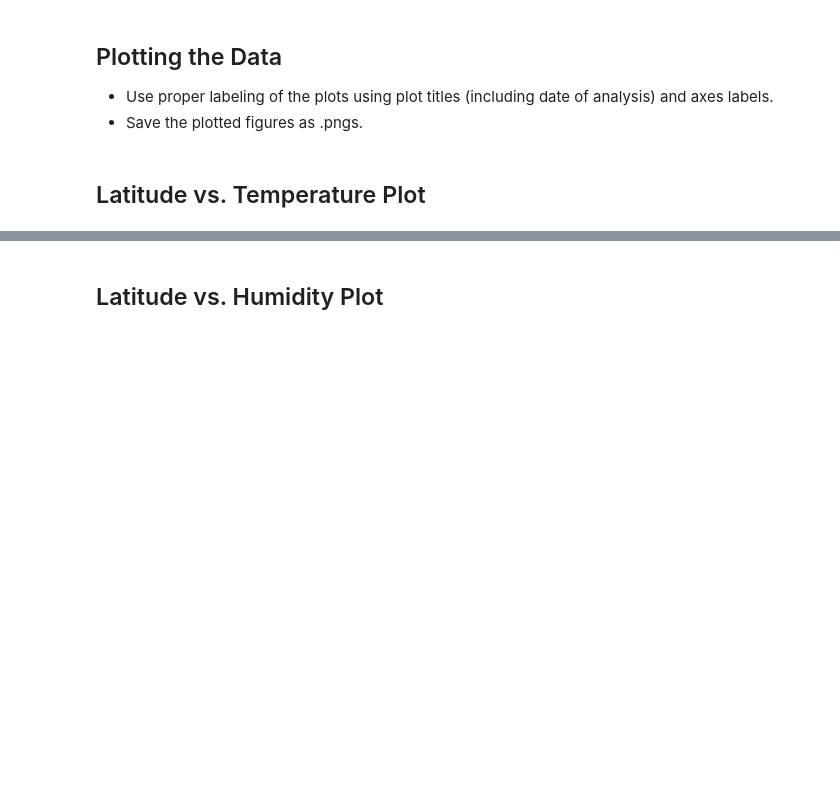
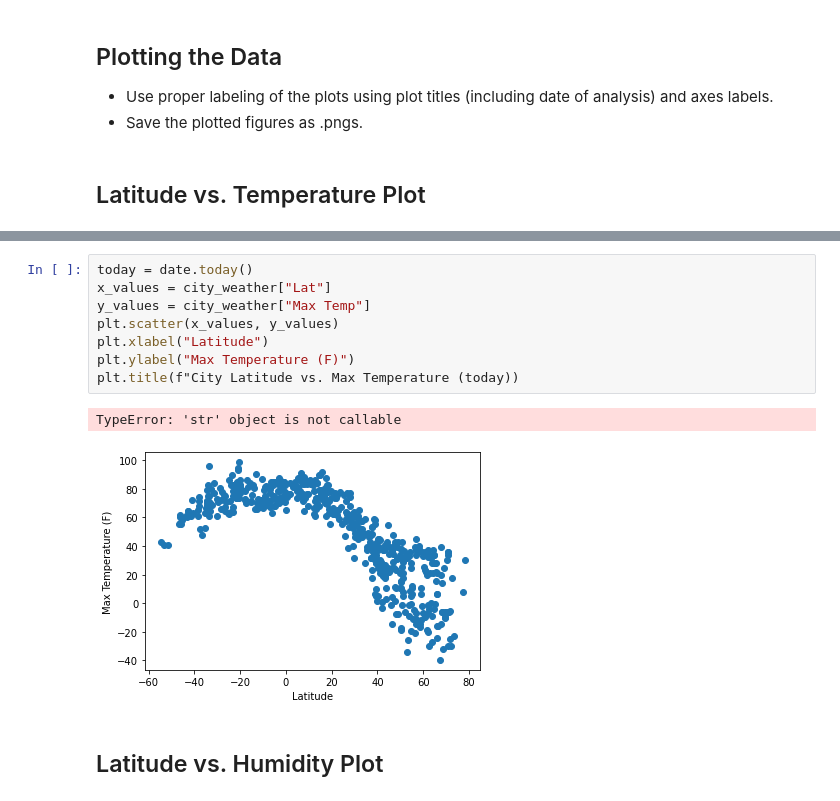
Before and after one commit to JRandle23/Python-API-Challenge, a Jupyter notebook: WeatherPy/WeatherPy.ipynb, the cells around one changed output, grey strips where cells are left out. Drawn from its saved outputs; the diff is of its cells as text; blank space fills up the shorter version.

Commit message:
adding first scatter plot

```diff
--- a/WeatherPy/WeatherPy.ipynb
+++ b/WeatherPy/WeatherPy.ipynb
@@ -204,3 +205,14 @@ Int64Index([], dtype='int64')
+# %%
+today = date.today()
+x_values = city_weather["Lat"]
+y_values = city_weather["Max Temp"]
+plt.scatter(x_values, y_values)
+plt.xlabel("Latitude")
+plt.ylabel("Max Temperature (F)")
+plt.title(f"City Latitude vs. Max Temperature (today))
+# %% [output]
+TypeError: 'str' object is not callable
+[figure, added]
 # %% [markdown]
 ## Latitude vs. Humidity Plot
 # %%
```
Also changed, not shown: parts of 5 cells of this notebook.
